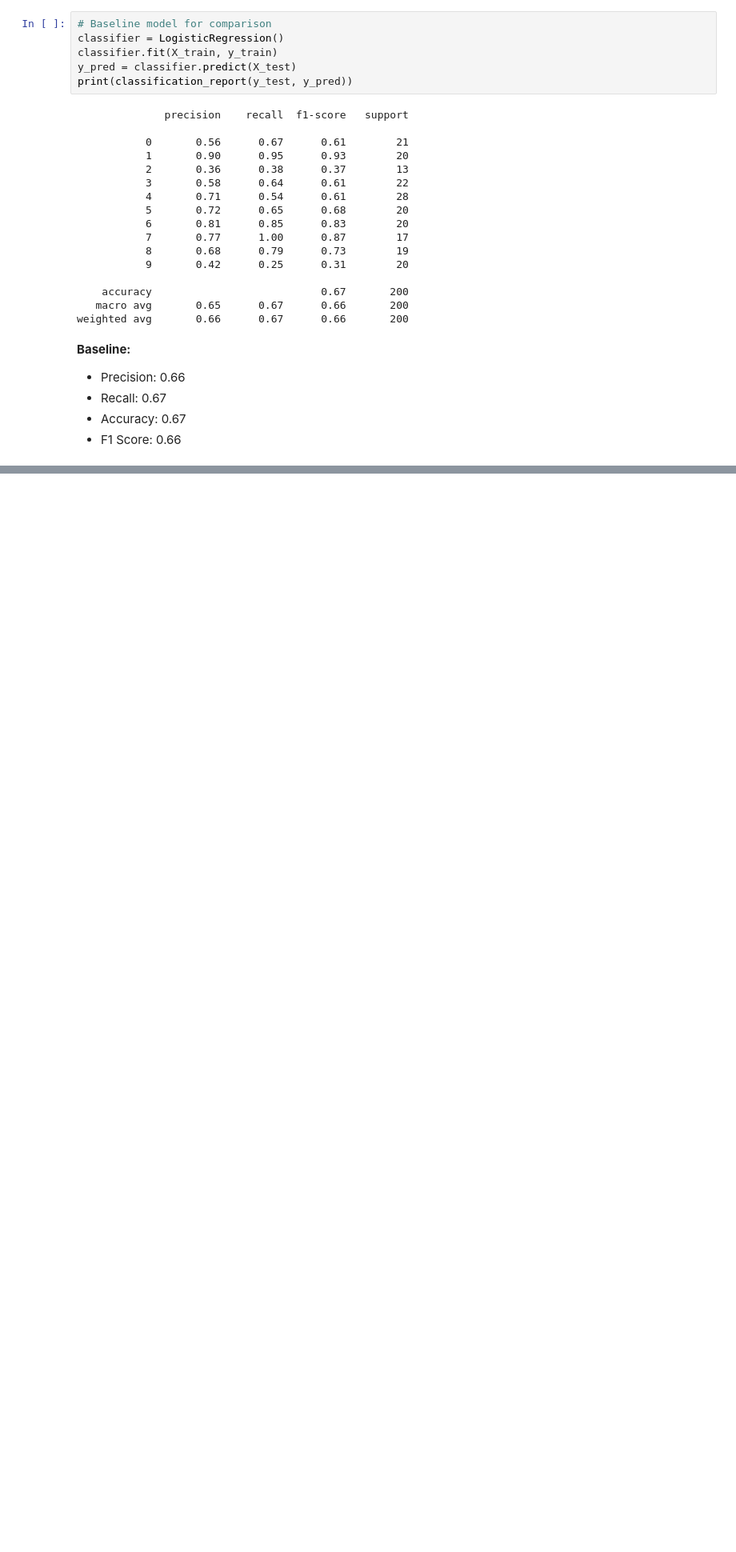
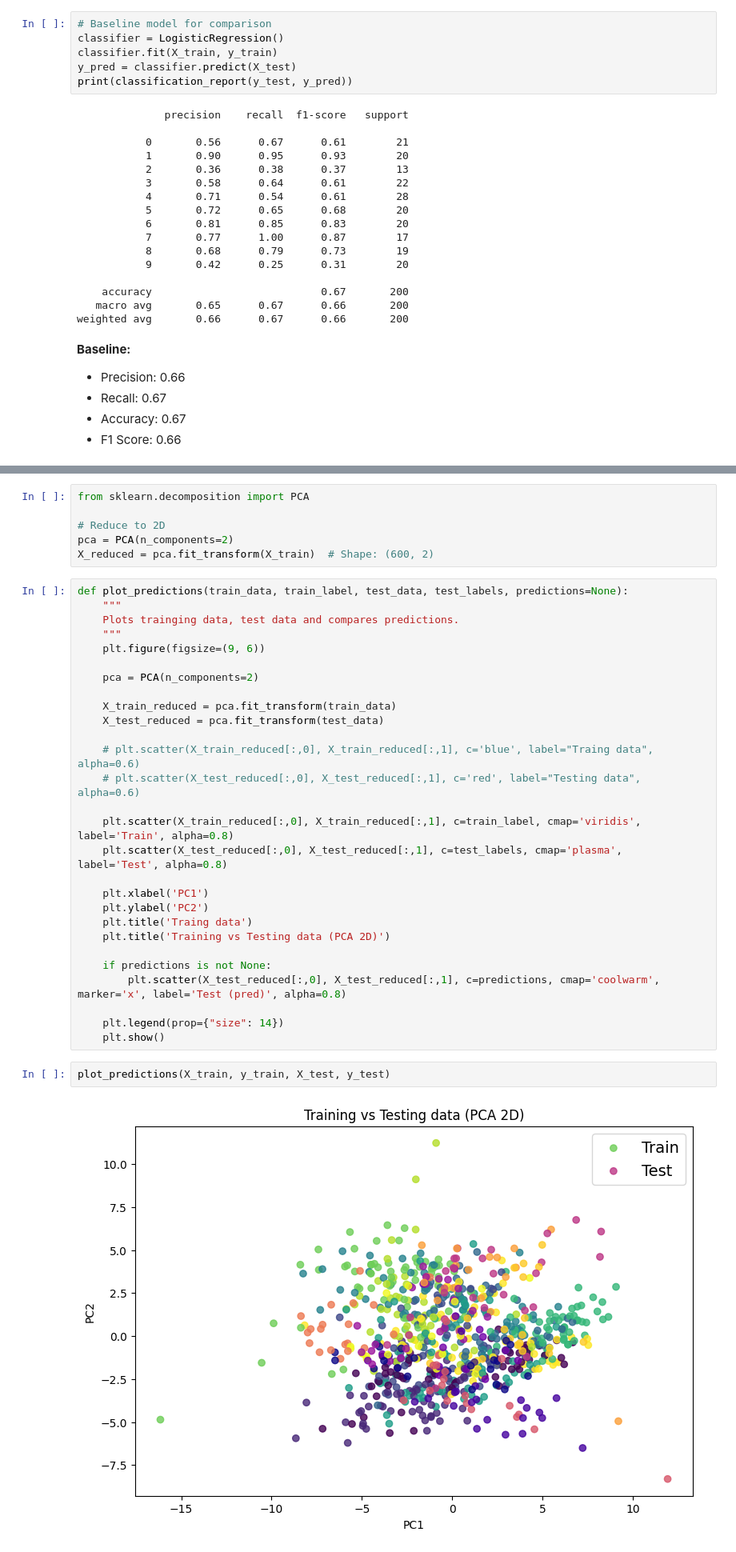
Before and after one commit to NickKirilov/Classically-Punk, a Jupyter notebook: classically_punk.ipynb, the cells around one changed output, grey strips where cells are left out. Shown at 80% size. Drawn from its saved outputs; the diff is of its cells as text; blank space fills up the shorter version.

Commit message:
I have trained and tested a neural network. The next steps are to structure the notebook and visualize some of the data.

```diff
--- a/classically_punk.ipynb
+++ b/classically_punk.ipynb
@@ -250,0 +260,38 @@ weighted avg       0.66      0.67      0.66       200
+# %%
+from sklearn.decomposition import PCA
+
+# Reduce to 2D
+pca = PCA(n_components=2)
+X_reduced = pca.fit_transform(X_train)  # Shape: (600, 2)
+# %%
+def plot_predictions(train_data, train_label, test_data, test_labels, predictions=None):
+    """
+    Plots trainging data, test data and compares predictions.
+    """
+    plt.figure(figsize=(9, 6))
+
+    pca = PCA(n_components=2)
+
+    X_train_reduced = pca.fit_transform(train_data)
+    X_test_reduced = pca.fit_transform(test_data)
+
+    # plt.scatter(X_train_reduced[:,0], X_train_reduced[:,1], c='blue', label="Traing data", alpha=0.6)
+    # plt.scatter(X_test_reduced[:,0], X_test_reduced[:,1], c='red', label="Testing data", alpha=0.6)
+
+    plt.scatter(X_train_reduced[:,0], X_train_reduced[:,1], c=train_label, cmap='viridis', label='Train', alpha=0.8)
+    plt.scatter(X_test_reduced[:,0], X_test_reduced[:,1], c=test_labels, cmap='plasma', label='Test', alpha=0.8)
+
+    plt.xlabel('PC1')
+    plt.ylabel('PC2')
+    plt.title('Traing data')
+    plt.title('Training vs Testing data (PCA 2D)')
+
+    if predictions is not None:
+        plt.scatter(X_test_reduced[:,0], X_test_reduced[:,1], c=predictions, cmap='coolwarm', marker='x', label='Test (pred)', alpha=0.8)
+
+    plt.legend(prop={"size": 14})
+    plt.show()
+# %%
+plot_predictions(X_train, y_train, X_test, y_test)
+# %% [output]
+[figure, added]
```
Also changed, not shown: parts of 13 cells of this notebook.
